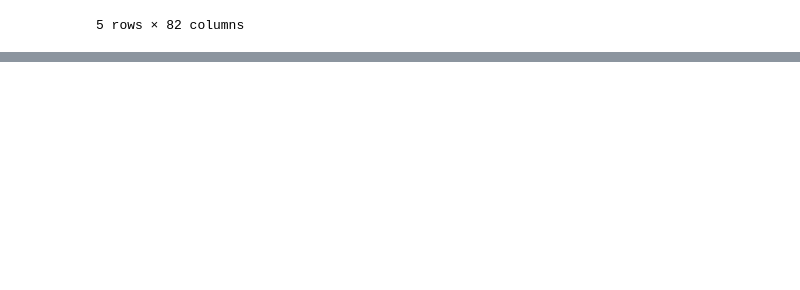
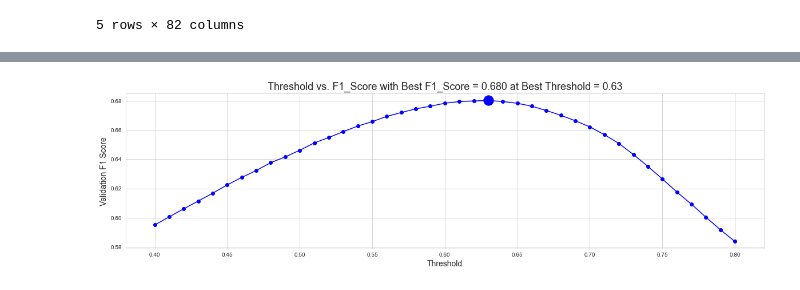
Before and after one commit to lhduc94/predict_student_perfomance, a Jupyter notebook: notebooks/two.ipynb, the cells around one changed output, grey strips where cells are left out. Saved outputs shown, nothing was run; the diff lists cells and outputs as text; code cells hidden in the pictures; blank space fills up the shorter version.

```diff
--- a/notebooks/two.ipynb
+++ b/notebooks/two.ipynb
@@ -113,0 +241,7 @@ from sklearn.metrics import f1_score
+# %%
+# PUT TRUE LABELS INTO DATAFRAME WITH 18 COLUMNS
+true = oof.copy()
+for k in range(18):
+    # GET TRUE LABELS
+    tmp = train_labels.loc[train_labels.question == k+1].set_index('session').loc[ALL_USERS]
+    true[k] = tmp.correct.values
@@ -113,0 +264,13 @@ from sklearn.metrics import f1_score
+# %%
+import matplotlib.pyplot as plt
+
+# PLOT THRESHOLD VS. F1_SCORE
+plt.figure(figsize=(20,5))
+plt.plot(thresholds,scores,'-o',color='blue')
+plt.scatter([best_threshold], [best_score], color='blue', s=300, alpha=1)
+plt.xlabel('Threshold',size=14)
+plt.ylabel('Validation F1 Score',size=14)
+plt.title(f'Threshold vs. F1_Score with Best F1_Score = {best_score:.3f} at Best Threshold = {best_threshold:.3}',size=18)
+plt.show()
+# %% [output]
+[figure, added]
```
Also changed, not shown: parts of 9 cells of this notebook.
